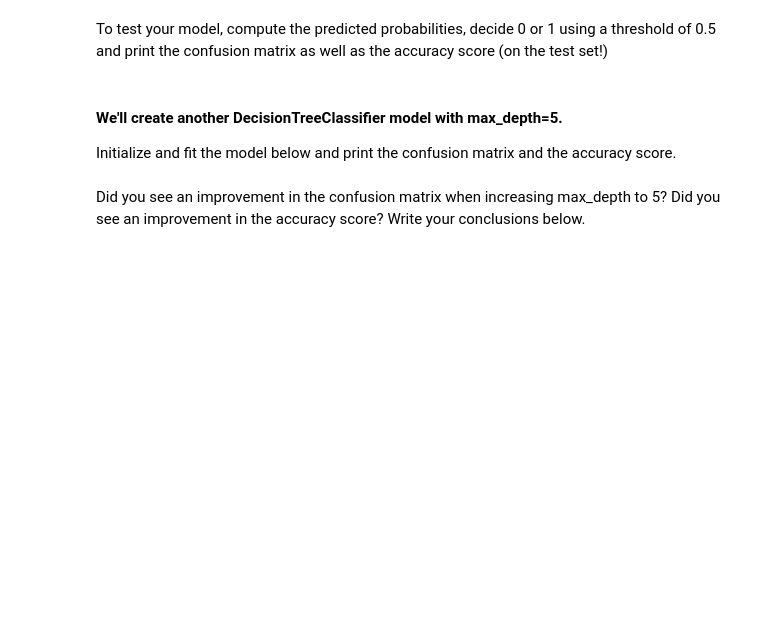
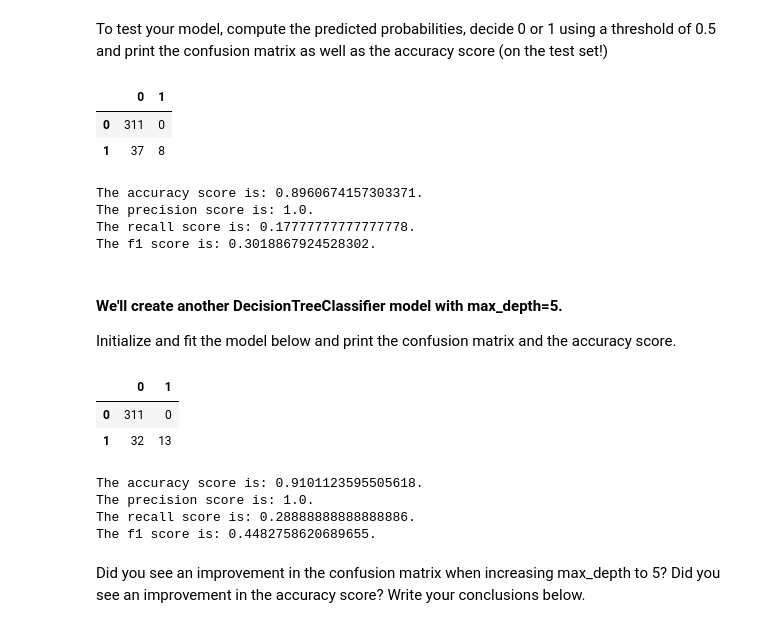
Before and after one commit to Ironhack-data-bcn-january-2023/lab-supervised-learning, a Jupyter notebook: your-code/main.ipynb, the cells around one changed output. Saved outputs shown, nothing was run; the diff lists cells and outputs as text; code cells hidden in the pictures; blank space fills up the shorter version.

```diff
--- a/your-code/main.ipynb
+++ b/your-code/main.ipynb
@@ -553,10 +575,32 @@ What are your thoughts on the performance of the model? Write your conclusions b
 Though is it not required, we will fit a model using the training data and then test the performance of the model using the testing data. Start by loading `DecisionTreeClassifier` from scikit-learn and then initializing and fitting the model. We'll start off with a model where max_depth=3
 # %%
 # Your code here:
+from sklearn.tree import DecisionTreeClassifier
+dt = DecisionTreeClassifier(max_depth=3)
 # %% [markdown]
 To test your model, compute the predicted probabilities, decide 0 or 1 using a threshold of 0.5 and print the confusion matrix as well as the accuracy score (on the test set!)
 # %%
 # Your code here:
+dt = dt.fit(X_train, y_train)
+# %%
+y_pred_tree = dt.predict(X_test)
+# %%
+cm2 = pd.DataFrame(confusion_matrix(y_test, y_pred_tree))
+cm2
+# %% [output]
+|  | 0 | 1 |
+| 0 | 311 | 0 |
+| 1 | 37 | 8 |
+# %%
+print(f'The accuracy score is: {accuracy_score(y_test, y_pred_tree)}.')
+print(f'The precision score is: {precision_score(y_test, y_pred_tree)}.')
+print(f'The recall score is: {recall_score(y_test, y_pred_tree)}.')
+print(f'The f1 score is: {f1_score(y_test, y_pred_tree)}.')
+# %% [output]
+The accuracy score is: 0.8960674157303371.
+The precision score is: 1.0.
+The recall score is: 0.17777777777777778.
+The f1 score is: 0.3018867924528302.
 # %% [markdown]
 #### We'll create another DecisionTreeClassifier model with max_depth=5.
 Initialize and fit the model below and print the confusion matrix and the accuracy score.
@@ -565,2 +611,20 @@ Initialize and fit the model below and print the confusion matrix and the accura
+# %%
+y_pred_new_tree = new_dt.predict(X_test)
+cm3 = pd.DataFrame(confusion_matrix(y_test, y_pred_new_tree))
+cm3
+# %% [output]
+|  | 0 | 1 |
+| 0 | 311 | 0 |
+| 1 | 32 | 13 |
+# %%
+print(f'The accuracy score is: {accuracy_score(y_test, y_pred_new_tree)}.')
+print(f'The precision score is: {precision_score(y_test, y_pred_new_tree)}.')
+print(f'The recall score is: {recall_score(y_test, y_pred_new_tree)}.')
+print(f'The f1 score is: {f1_score(y_test, y_pred_new_tree)}.')
+# %% [output]
+The accuracy score is: 0.9101123595505618.
+The precision score is: 1.0.
+The recall score is: 0.28888888888888886.
+The f1 score is: 0.4482758620689655.
 # %% [markdown]
 Did you see an improvement in the confusion matrix when increasing max_depth to 5? Did you see an improvement in the accuracy score? Write your conclusions below.
```
Also changed, not shown: parts of 12 cells of this notebook.
